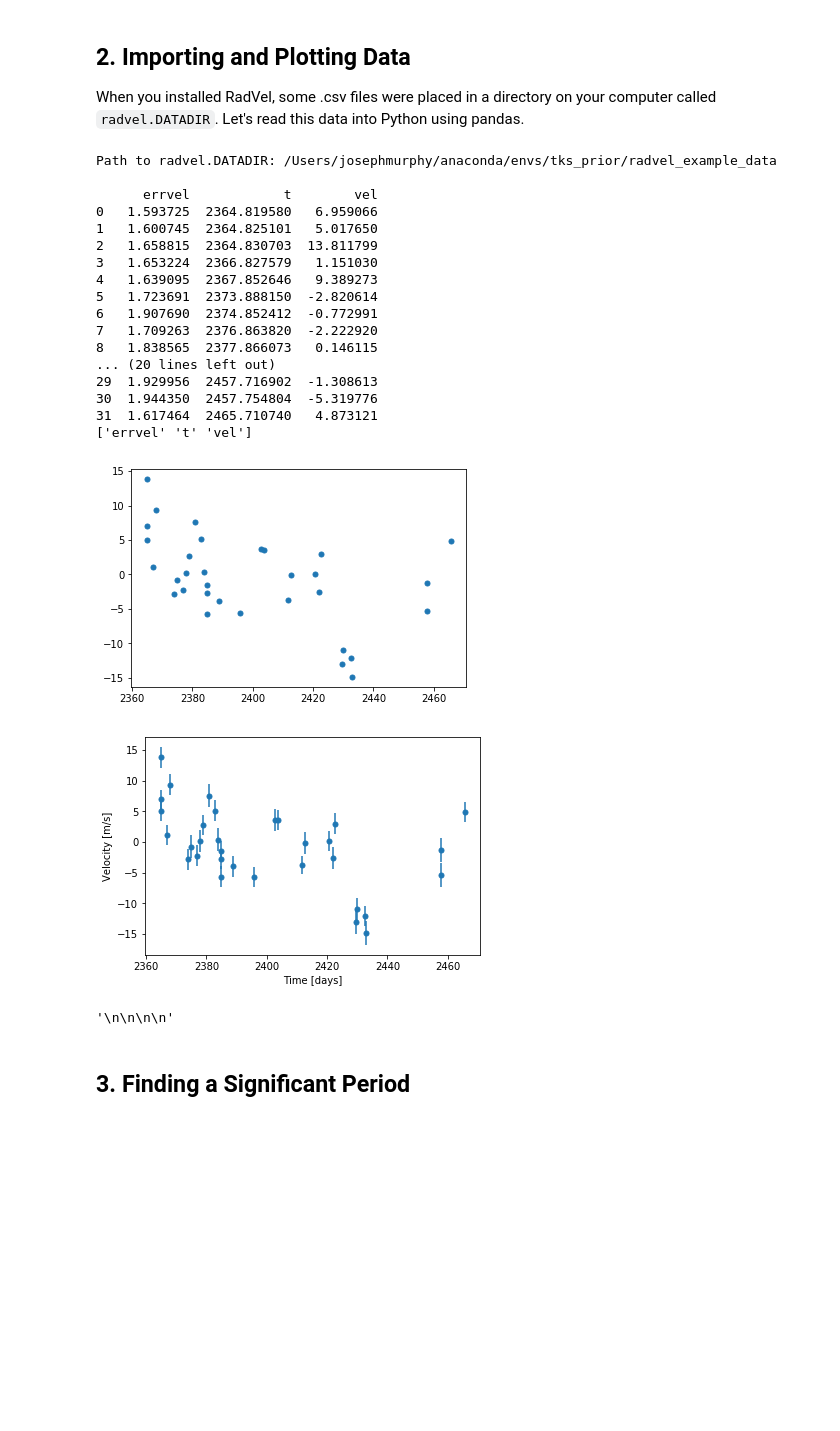
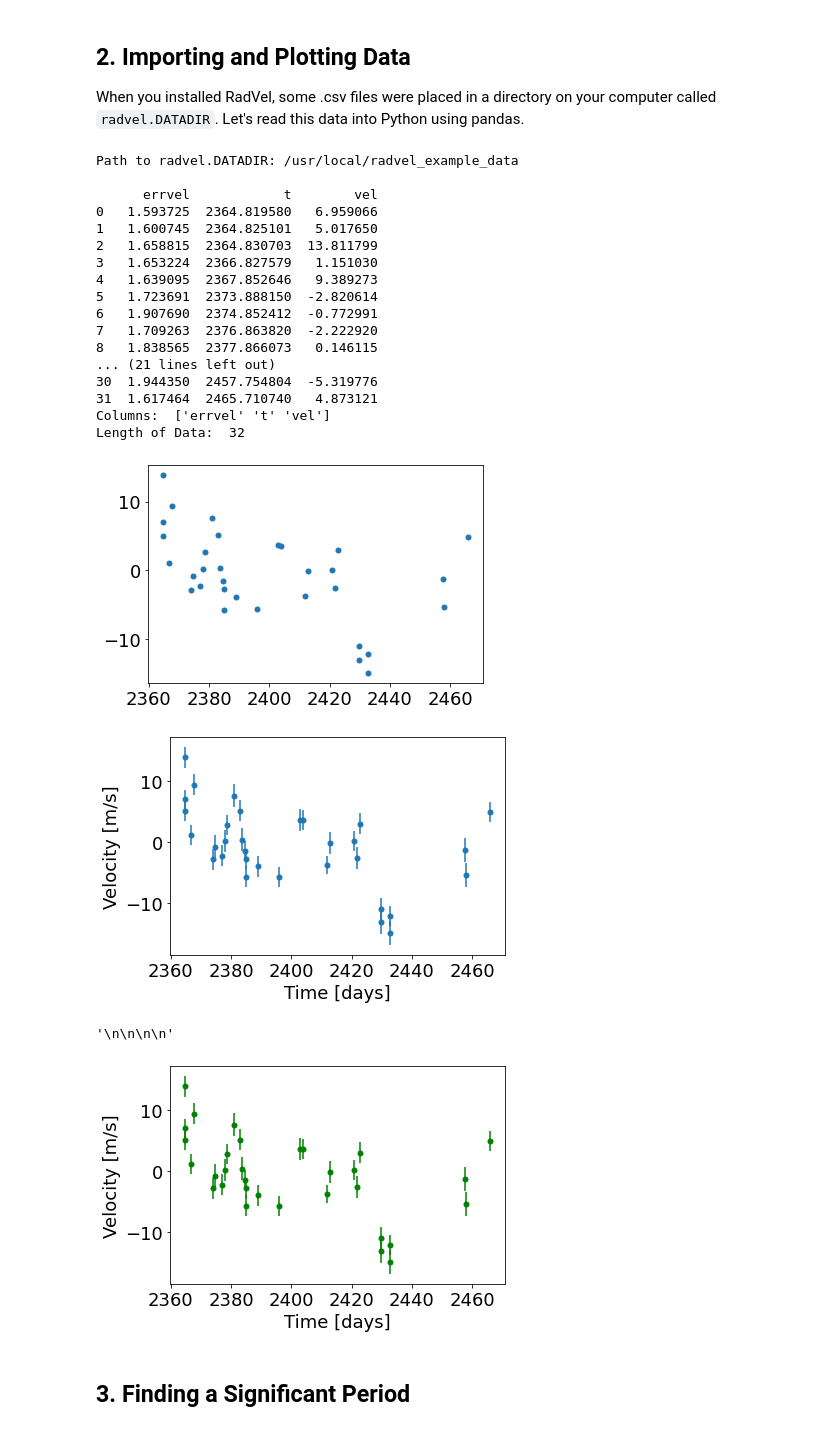
Before and after one commit to chetanchawla/Intro-to-Astro-2020, a Jupyter notebook: Week5_radvel_fitting/RadVel_Tutorial.ipynb, the cells around one changed output. Drawn from its saved outputs; the diff is of its cells as text; code cells hidden in the pictures; blank space fills up the shorter version.

Commit message:
Finished Week5 Radial Velocity Method

```diff
--- a/Week5_radvel_fitting/RadVel_Tutorial.ipynb
+++ b/Week5_radvel_fitting/RadVel_Tutorial.ipynb
@@ -83,18 +113,21 @@ matplotlib.rcParams['font.size'] = 18
 When you installed RadVel, some .csv files were placed in a directory on your computer called `radvel.DATADIR`. Let's read this data into Python using pandas.
 # %%
 # import data
-path = os.path.join(radvel.DATADIR,'epic203771098.csv')  # path to data file
+# print(radvel.DATADIR)
+# print(os.listdir('/usr/local'))
+path = os.path.join('/usr/local/radvel_example_data','epic203771098.csv')  # path to data file
 data = pd.read_csv(path, index_col=0)    # read data into pandas DataFrame
 
-print('Path to radvel.DATADIR: {}\n'.format(radvel.DATADIR))
+print('Path to radvel.DATADIR: {}\n'.format('/usr/local/radvel_example_data'))
 print(data)
 
 #  Let's print out the column names of the pandas DataFrame you just created (`data`)
-print(data.columns.values)
+print("Columns: ", data.columns.values)
 
 # TODO: print out the length of `data`
+print("Length of Data: ", len(data))
 # %% [output]
-Path to radvel.DATADIR: /Users/josephmurphy/anaconda/envs/tks_prior/radvel_example_data
+Path to radvel.DATADIR: /usr/local/radvel_example_data
 
       errvel            t        vel
 0   1.593725  2364.819580   6.959066
@@ -106,40 +139,46 @@ Path to radvel.DATADIR: /Users/josephmurphy/anaconda/envs/tks_prior/radvel_examp
 6   1.907690  2374.852412  -0.772991
 7   1.709263  2376.863820  -2.222920
 8   1.838565  2377.866073   0.146115
-... (20 lines left out)
-29  1.929956  2457.716902  -1.308613
+... (21 lines left out)
 30  1.944350  2457.754804  -5.319776
 31  1.617464  2465.710740   4.873121
-['errvel' 't' 'vel']
+Columns:  ['errvel' 't' 'vel']
+Length of Data:  32
 # %%
 # Let's plot time (data.t) vs radial velocity (data.vel) using matplotlib.pyplot
 plt.plot(data.t, data.vel, 'o')
 
 # Now, on a new figure, let's modify the plotting code so that it adds error
 # bars (data.errvel) to each RV measurement
 plt.figure()
 plt.errorbar(data.t, data.vel, data.errvel, fmt='o')
 
 # Add labels for the x- and y-axes of your plot (time is in days; radial velocity is in m/s)
 plt.xlabel('Time [days]')
 plt.ylabel('Velocity [m/s]')
 plt.show()
 
 # TODO: change the color of the data in your plot
+plt.figure()
+plt.errorbar(data.t, data.vel, data.errvel, fmt='o', color='g')
+plt.xlabel('Time [days]')
+plt.ylabel('Velocity [m/s]')
+plt.show
 
 # TODO: What do you notice about the data? Does it look like there is a planet signal?
 # What orbital period would you estimate?
 # Enter your answer in the triple quotes below.
 
 """
-
-
+It does seem so due to periodic oscillation of the radial velocity through the points
+As apparent from the graph, this wobble occurs in less than 20 days
 
 """
 # %% [output]
-[figure, old version]
+[figure, new version]
-[figure, old version]
+[figure, new version]
 '\n\n\n\n'
+[figure, added]
 # %% [markdown]
 ## 3. Finding a Significant Period
 # %% [markdown]
```
Also changed, not shown: parts of 22 cells of this notebook.
